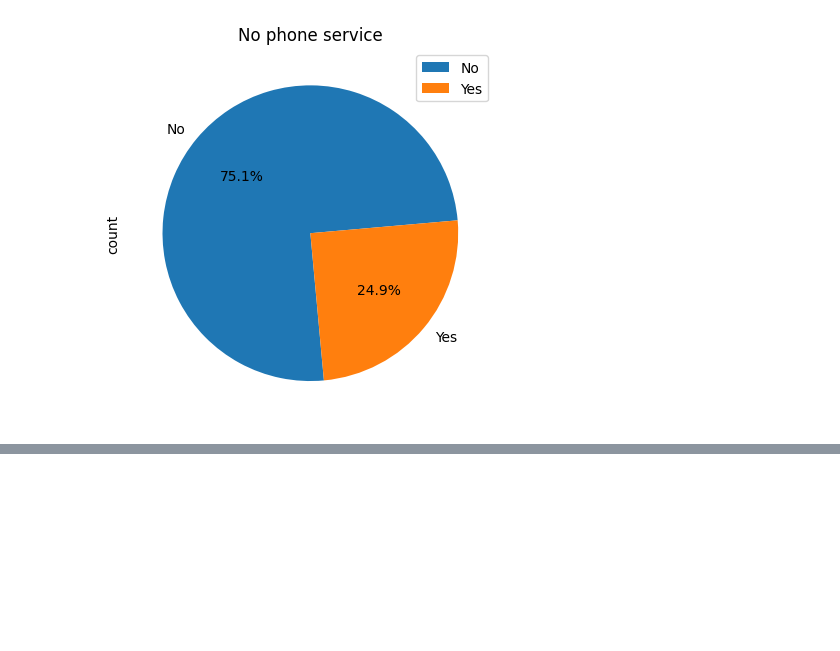
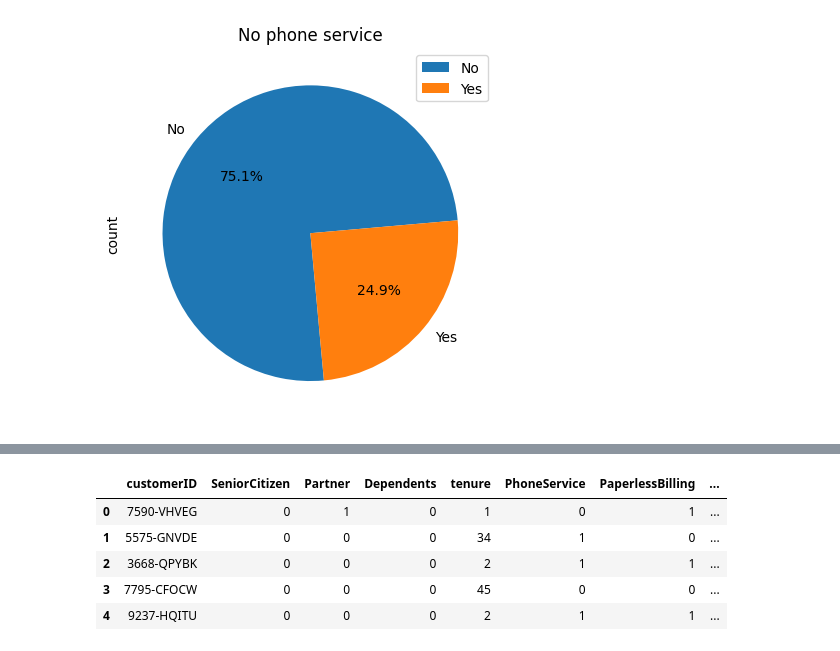
Before and after one commit to asa1997/CarPricePrediction, a Jupyter notebook: Telecom_Customer_Churn/Telecom_CustomerChurn.ipynb, the cells around one changed output, grey strips where cells are left out. Saved outputs shown, nothing was run; the diff lists cells and outputs as text; code cells hidden in the pictures; blank space fills up the shorter version.

```diff
--- a/Telecom_Customer_Churn/Telecom_CustomerChurn.ipynb
+++ b/Telecom_Customer_Churn/Telecom_CustomerChurn.ipynb
@@ -268,0 +380,18 @@ plt.show()
+# %%
+categorical_features = ["gender", "MultipleLines", "InternetService", "OnlineSecurity", "OnlineBackup", "DeviceProtection", "TechSupport", "StreamingTV", "StreamingMovies", "Contract", "PaymentMethod"]
+
+dummies = pd.get_dummies(churn_data[categorical_features], drop_first=True, dtype=int) # dtype=int is given so that the output is 0/1 instead of True/False.
+
+churn_data = pd.concat([churn_data, dummies], axis=1)
+
+# Drop original features
+churn_data = churn_data.drop(columns=categorical_features)
+# %%
+churn_data.head()
+# %% [output]
+|  | customerID | SeniorCitizen | Partner | Dependents | tenure | PhoneService | PaperlessBilling | ... |
+| 0 | 7590-VHVEG | 0 | 1 | 0 | 1 | 0 | 1 | ... |
+| 1 | 5575-GNVDE | 0 | 0 | 0 | 34 | 1 | 0 | ... |
+| 2 | 3668-QPYBK | 0 | 0 | 0 | 2 | 1 | 1 | ... |
+| 3 | 7795-CFOCW | 0 | 0 | 0 | 45 | 0 | 0 | ... |
+| 4 | 9237-HQITU | 0 | 0 | 0 | 2 | 1 | 1 | ... |
```
Also changed, not shown: parts of 29 cells of this notebook.
